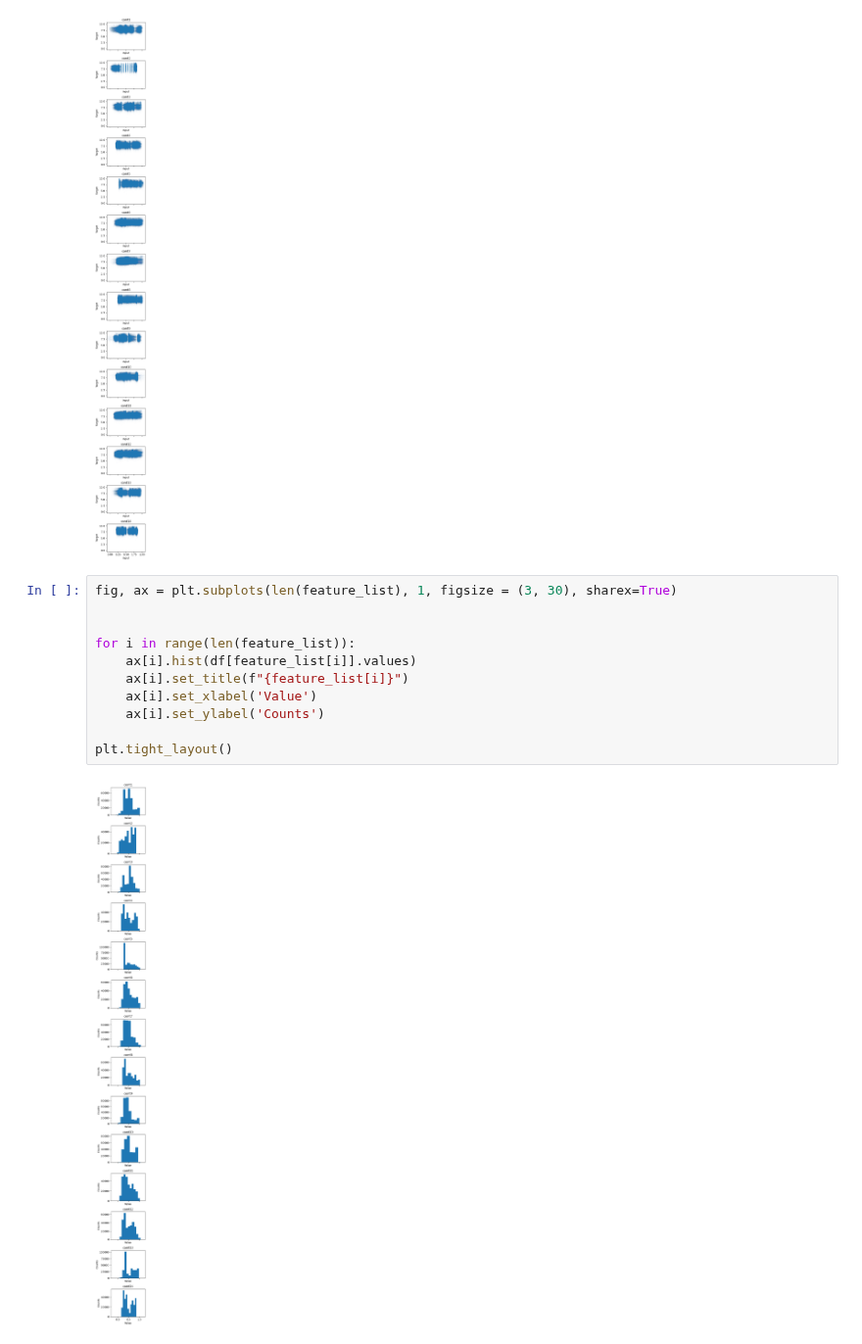
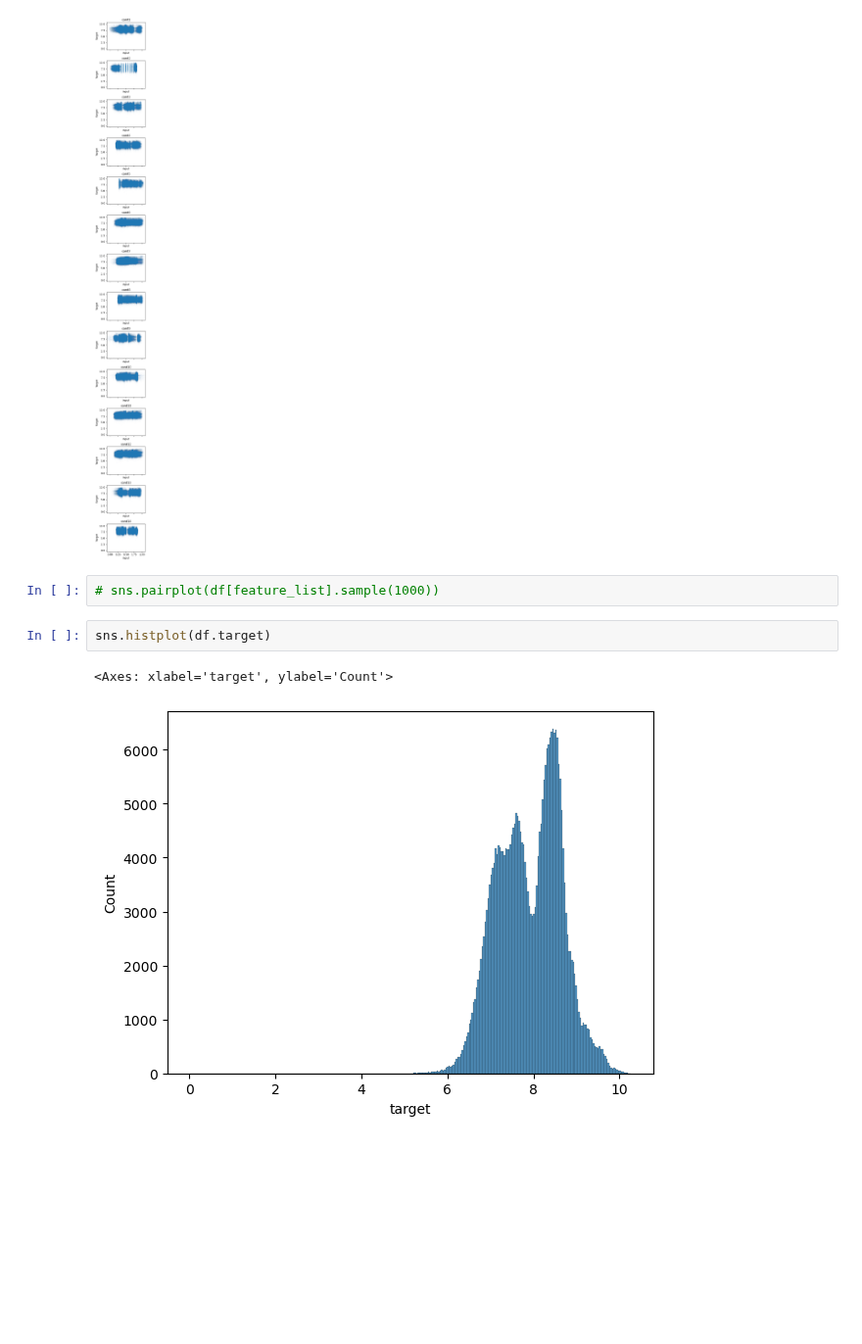
Before and after one commit to luukvanroessel/ML, a Jupyter notebook: practice/playground_series/jan_2021/analysis.ipynb, the cells around one changed output. Shown at 98% size. Cells and saved outputs as stored; diff of their text form; blank space fills up the shorter version.

```diff
--- a/practice/playground_series/jan_2021/analysis.ipynb
+++ b/practice/playground_series/jan_2021/analysis.ipynb
@@ -82,16 +67,10 @@ for i in range(len(feature_list)):
 plt.tight_layout()
 # %% [output]
 [figure]
-# %%
-fig, ax = plt.subplots(len(feature_list), 1, figsize = (3, 30), sharex=True)
-
-
-for i in range(len(feature_list)):
-    ax[i].hist(df[feature_list[i]].values)
-    ax[i].set_title(f"{feature_list[i]}")
-    ax[i].set_xlabel('Value')
-    ax[i].set_ylabel('Counts')
-
-plt.tight_layout()
-# %% [output]
-[figure, removed]
+# %%
+# sns.pairplot(df[feature_list].sample(1000))
+# %%
+sns.histplot(df.target)
+# %% [output]
+<Axes: xlabel='target', ylabel='Count'>
+[figure, added]
```
Also changed, not shown: parts of 14 cells of this notebook.
